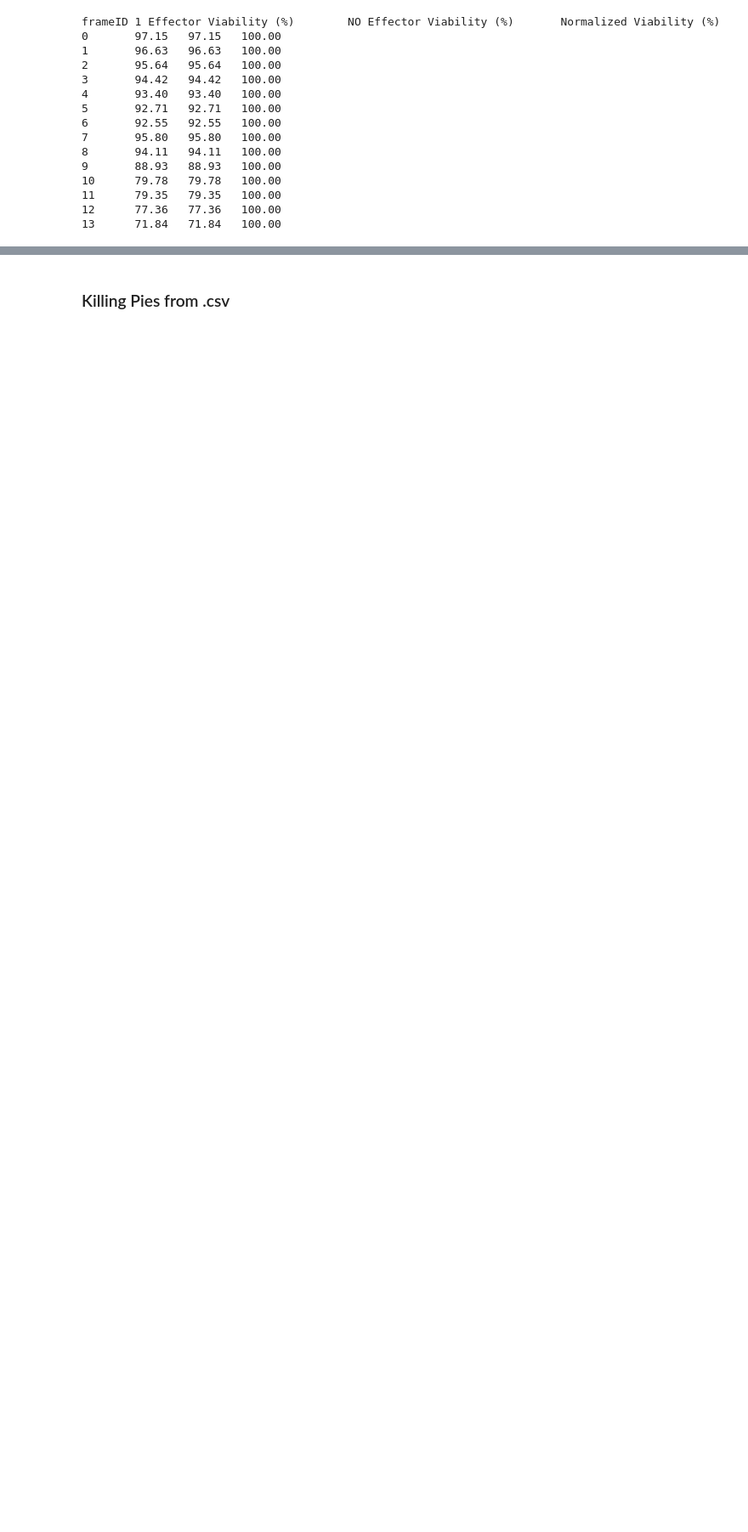
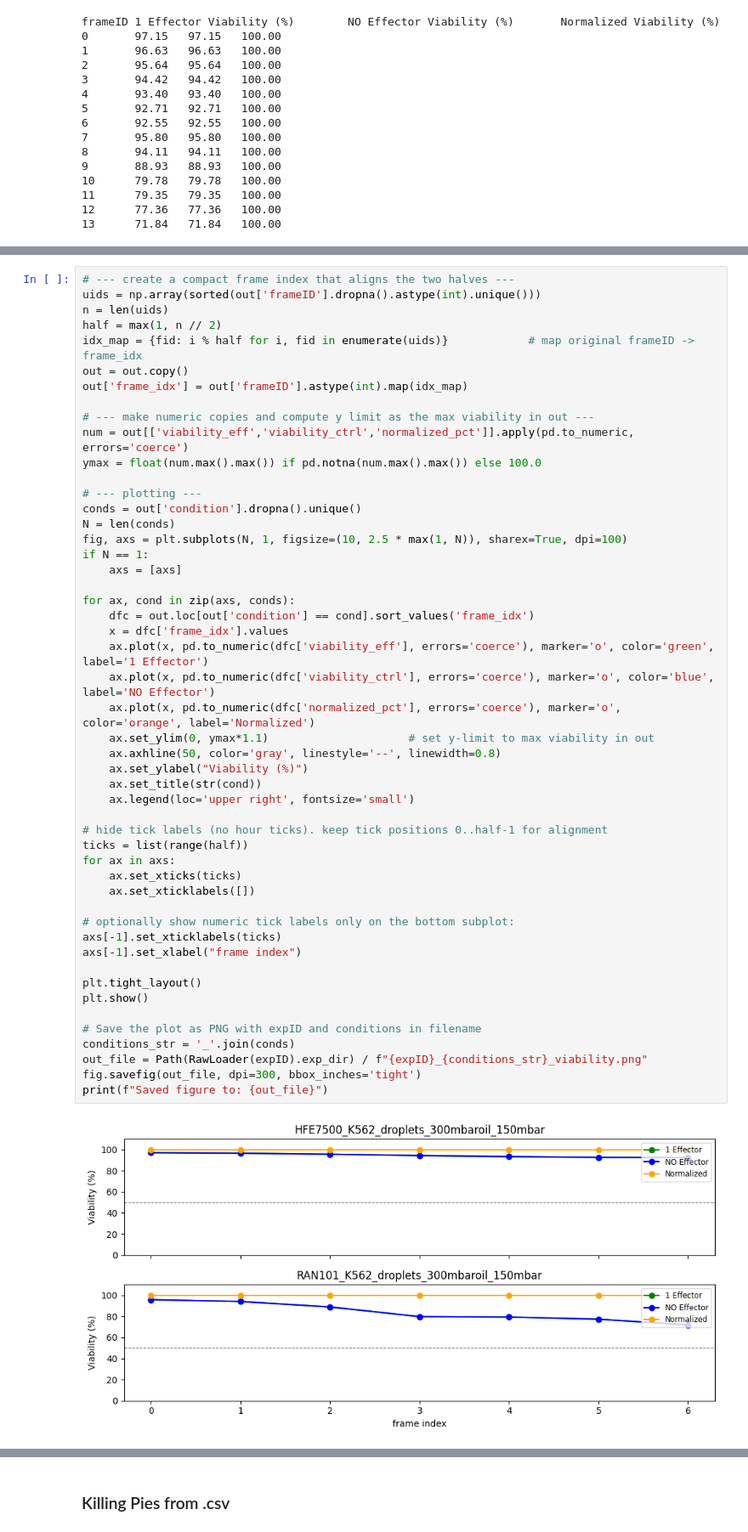
Before and after one commit to xgao32/droplet-phenotyping, a Jupyter notebook: Experiments/TECH_XG_006/full_analysis_clean.ipynb, the cells around one changed output, grey strips where cells are left out. Shown at 85% size. Drawn from its saved outputs; the diff is of its cells as text; blank space fills up the shorter version.

Commit message:
saving viability plots and viability data as csv

```diff
--- a/Experiments/TECH_XG_006/full_analysis_clean.ipynb
+++ b/Experiments/TECH_XG_006/full_analysis_clean.ipynb
@@ -147,0 +195,52 @@ frameID 1 Effector Viability (%)        NO Effector Viability (%)       Normaliz
+# %%
+# --- create a compact frame index that aligns the two halves ---
+uids = np.array(sorted(out['frameID'].dropna().astype(int).unique()))
+n = len(uids)
+half = max(1, n // 2)
+idx_map = {fid: i % half for i, fid in enumerate(uids)}            # map original frameID -> frame_idx
+out = out.copy()
+out['frame_idx'] = out['frameID'].astype(int).map(idx_map)
+
+# --- make numeric copies and compute y limit as the max viability in out ---
+num = out[['viability_eff','viability_ctrl','normalized_pct']].apply(pd.to_numeric, errors='coerce')
+ymax = float(num.max().max()) if pd.notna(num.max().max()) else 100.0
+
+# --- plotting ---
+conds = out['condition'].dropna().unique()
+N = len(conds)
+fig, axs = plt.subplots(N, 1, figsize=(10, 2.5 * max(1, N)), sharex=True, dpi=100)
+if N == 1:
+    axs = [axs]
+
+for ax, cond in zip(axs, conds):
+    dfc = out.loc[out['condition'] == cond].sort_values('frame_idx')
+    x = dfc['frame_idx'].values
+    ax.plot(x, pd.to_numeric(dfc['viability_eff'], errors='coerce'), marker='o', color='green', label='1 Effector')
+    ax.plot(x, pd.to_numeric(dfc['viability_ctrl'], errors='coerce'), marker='o', color='blue',  label='NO Effector')
+    ax.plot(x, pd.to_numeric(dfc['normalized_pct'], errors='coerce'), marker='o', color='orange', label='Normalized')
+    ax.set_ylim(0, ymax*1.1)                     # set y-limit to max viability in out
+    ax.axhline(50, color='gray', linestyle='--', linewidth=0.8)
+    ax.set_ylabel("Viability (%)")
+    ax.set_title(str(cond))
+    ax.legend(loc='upper right', fontsize='small')
+
+# hide tick labels (no hour ticks). keep tick positions 0..half-1 for alignment
+ticks = list(range(half))
+for ax in axs:
+    ax.set_xticks(ticks)
+    ax.set_xticklabels([])
+
+# optionally show numeric tick labels only on the bottom subplot:
+axs[-1].set_xticklabels(ticks)
+axs[-1].set_xlabel("frame index")
+
+plt.tight_layout()
+plt.show()
+
+# Save the plot as PNG with expID and conditions in filename
+conditions_str = '_'.join(conds)
+out_file = Path(RawLoader(expID).exp_dir) / f"{expID}_{conditions_str}_viability.png"
+fig.savefig(out_file, dpi=300, bbox_inches='tight')
+print(f"Saved figure to: {out_file}")
+# %% [output]
+[figure, added]
```
Also changed, not shown: parts of 3 cells of this notebook, 13 other files.
